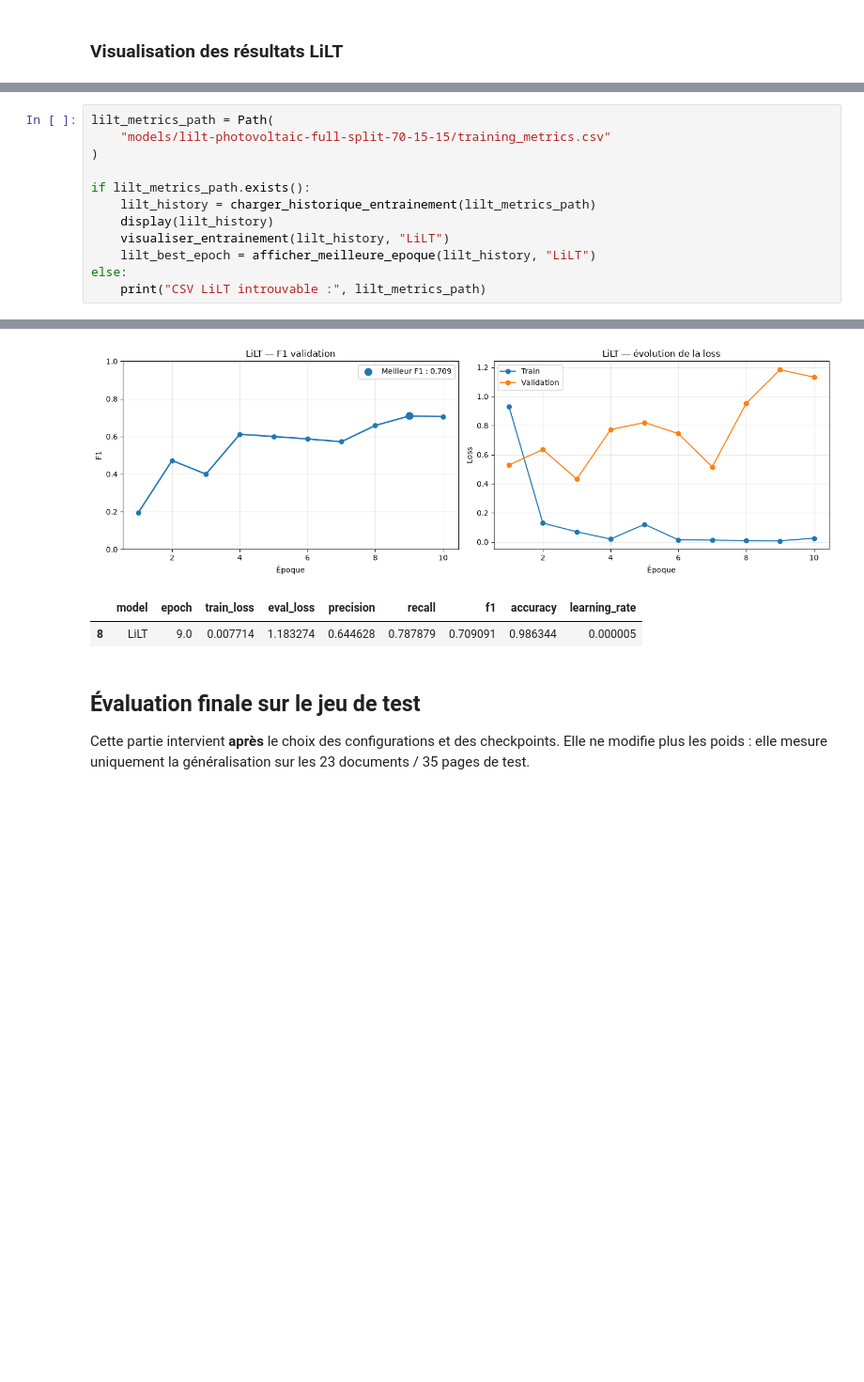
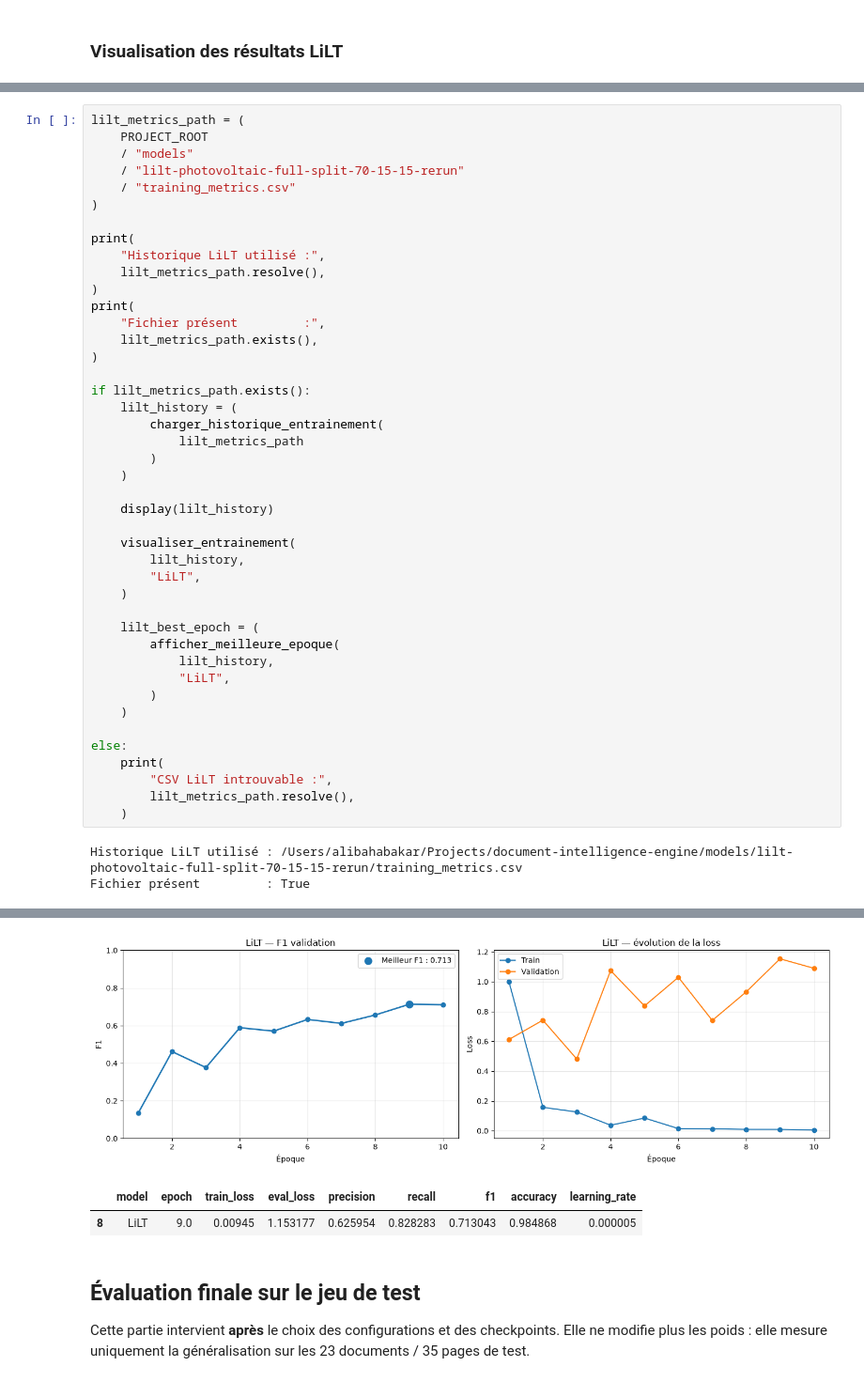
Before and after one commit to djamaliAliBahaBakar/document-intelligence-engine, a Jupyter notebook: notebooks/Entrainement_Evaluation_Devis.ipynb, the cells around one changed output, grey strips where cells are left out. Shown at 94% size. Saved outputs shown, nothing was run; the diff lists cells and outputs as text; blank space fills up the shorter version.

```diff
--- a/notebooks/Entrainement_Evaluation_Devis.ipynb
+++ b/notebooks/Entrainement_Evaluation_Devis.ipynb
@@ -1578,14 +2096,47 @@ Modèle sauvegardé dans : models/lilt-photovoltaic-full-split-70-15-15/final
 # %%
-lilt_metrics_path = Path(
-    "models/lilt-photovoltaic-full-split-70-15-15/training_metrics.csv"
+lilt_metrics_path = (
+    PROJECT_ROOT
+    / "models"
+    / "lilt-photovoltaic-full-split-70-15-15-rerun"
+    / "training_metrics.csv"
+)
+
+print(
+    "Historique LiLT utilisé :",
+    lilt_metrics_path.resolve(),
+)
+print(
+    "Fichier présent         :",
+    lilt_metrics_path.exists(),
 )
 
 if lilt_metrics_path.exists():
-    lilt_history = charger_historique_entrainement(lilt_metrics_path)
+    lilt_history = (
+        charger_historique_entrainement(
+            lilt_metrics_path
+        )
+    )
+
     display(lilt_history)
-    visualiser_entrainement(lilt_history, "LiLT")
-    lilt_best_epoch = afficher_meilleure_epoque(lilt_history, "LiLT")
+
+    visualiser_entrainement(
+        lilt_history,
+        "LiLT",
+    )
+
+    lilt_best_epoch = (
+        afficher_meilleure_epoque(
+            lilt_history,
+            "LiLT",
+        )
+    )
+
 else:
-    print("CSV LiLT introuvable :", lilt_metrics_path)
+    print(
+        "CSV LiLT introuvable :",
+        lilt_metrics_path.resolve(),
+    )
 # %% [output]
+Historique LiLT utilisé : /Users/alibahabakar/Projects/document-intelligence-engine/models/lilt-photovoltaic-full-split-70-15-15-rerun/training_metrics.csv
+Fichier présent         : True
 |  | epoch | train_loss | eval_loss | precision | recall | f1 | accuracy | learning_rate |
@@ -1602,6 +2153,6 @@ else:
-[figure, old version]
+[figure, new version]
 |  | model | epoch | train_loss | eval_loss | precision | recall | f1 | accuracy | learning_rate |
-| 8 | LiLT | 9.0 | 0.007714 | 1.183274 | 0.644628 | 0.787879 | 0.709091 | 0.986344 | 0.000005 |
+| 8 | LiLT | 9.0 | 0.00945 | 1.153177 | 0.625954 | 0.828283 | 0.713043 | 0.984868 | 0.000005 |
 # %% [markdown]
 ## Évaluation finale sur le jeu de test
 
```
Also changed, not shown: parts of 42 cells of this notebook.
